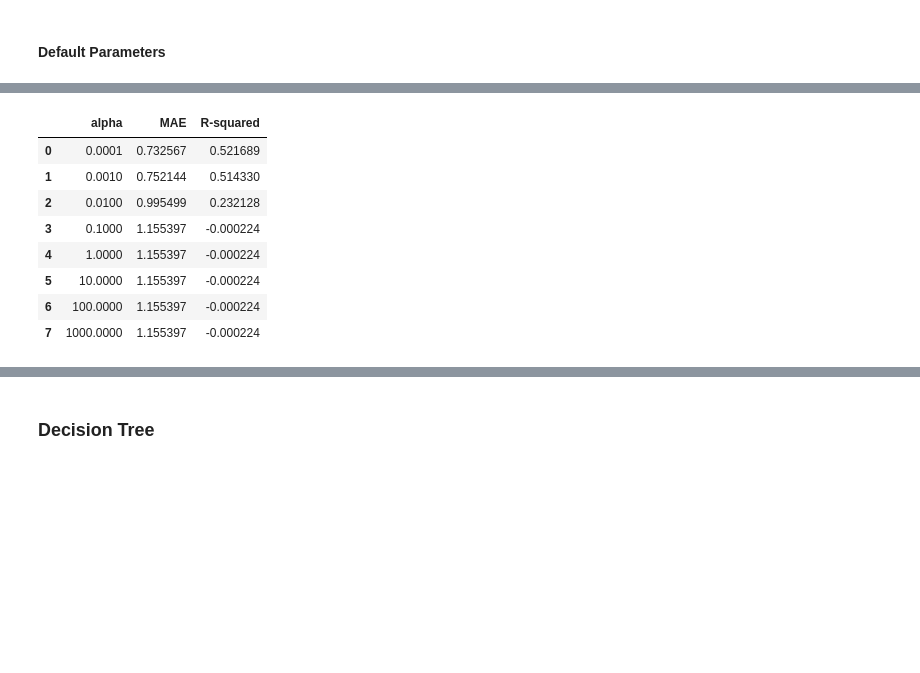
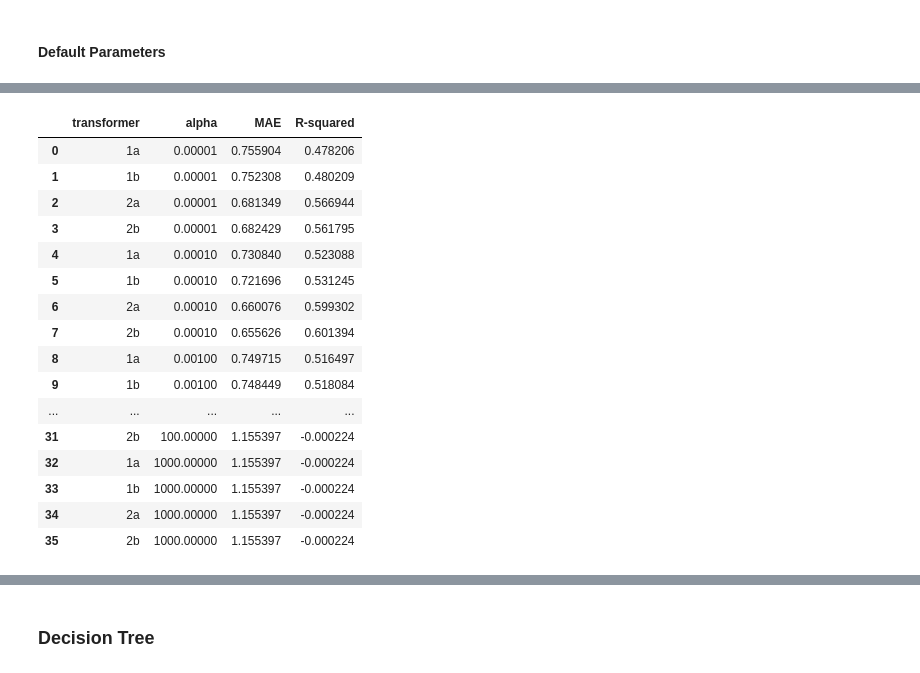
Before and after one commit to allistaircota/rate_my_restaurant, a Jupyter notebook: notebooks/3_Model_Setup_and_Evaluation.ipynb, the cells around one changed output, grey strips where cells are left out. Saved outputs shown, nothing was run; the diff lists cells and outputs as text; code cells hidden in the pictures; blank space fills up the shorter version.

```diff
--- a/notebooks/3_Model_Setup_and_Evaluation.ipynb
+++ b/notebooks/3_Model_Setup_and_Evaluation.ipynb
@@ -219,0 +300,2 @@ plt.show()
+# %%
+X.drop(['Nightlife', 'review_count'], axis=1, inplace=True)
@@ -777,0 +1045,3 @@ plot_fitted_values(fitted_values, y_test, 'L2 Regularization')
+# %%
+ridge_reg = grid_search.best_estimator_
+ridge_reg
@@ -777,0 +1245,15 @@ plot_fitted_values(fitted_values, y_test, 'L2 Regularization')
+# %%
+ridge_reg = grid_search.best_estimator_
+
+plot_GS_lin_reg(solver_grid, alpha_grid, grid_search)
+
+ridge_reg.fit(X_train_scaled_2b, y_train)
+fitted_values = bound_predict(ridge_reg.predict(X_train_scaled_2b))
+print(f'MAE on train set {custom_mae_scorer_func(y_train, fitted_values)}')
+print(f'R^2 on train set {custom_r2_scorer_func(y_train, fitted_values)}')
+plot_fitted_values(fitted_values, y_train, 'L2 Regularization - Train Set')
+
+fitted_values = bound_predict(ridge_reg.predict(X_test_scaled_2b))
+print(f'MAE on test set {custom_mae_scorer_func(y_test, fitted_values)}')
+print(f'R^2 on test set {custom_r2_scorer_func(y_test, fitted_values)}')
+plot_fitted_values(fitted_values, y_test, 'L2 Regularization - Test Set')
@@ -797,19 +1270,44 @@ plot_fitted_values(fitted_values, y_test, 'L2 Regularization')
 # %%
 %%time
 
-scores = pd.DataFrame(columns=['alpha', 'MAE', 'R-squared'])
+scores = pd.DataFrame(columns=['transformer', 'alpha', 'MAE', 'R-squared'])
 
-for power in range(-4, 4, 1):
+for power in range(-5, 4, 1):
     alpha = 10**power
     lasso_reg = Lasso(alpha=alpha)
 
 
-    cv_scores = cross_validate(lasso_reg, X_train_scaled, y_train, cv=5,
-                               scoring=scorer)
+    cv_scores_1a = cross_validate(lasso_reg, X_train_scaled_1a, y_train, cv=5,
+                               scoring=scorer, n_jobs=-1, verbose=1)
 
-    scores = scores.append({'alpha': alpha,
-                                    'MAE': np.mean(-cv_scores['test_custom_mae_scorer']),
-                                    'R-squared': np.mean(cv_scores['test_custom_r2_scorer'])}, ignore_index=True)
+    scores = scores.append({'transformer': '1a',
+                            'alpha': alpha,
+                            'MAE': np.mean(-cv_scores_1a['test_custom_mae_scorer']),
+                            'R-squared': np.mean(cv_scores_1a['test_custom_r2_scorer'])}, ignore_index=True)
+
+    cv_scores_1b = cross_validate(lasso_reg, X_train_scaled_1b, y_train, cv=5,
+                               scoring=scorer, n_jobs=-1, verbose=1)
+
+    scores = scores.append({'transformer': '1b',
+                            'alpha': alpha,
+                            'MAE': np.mean(-cv_scores_1b['test_custom_mae_scorer']),
+                            'R-squared': np.mean(cv_scores_1b['test_custom_r2_scorer'])}, ignore_index=True)
+
+    cv_scores_2a = cross_validate(lasso_reg, X_train_scaled_2a, y_train, cv=5,
+                               scoring=scorer, n_jobs=-1, verbose=1)
+
+    scores = scores.append({'transformer': '2a',
+                            'alpha': alpha,
+                            'MAE': np.mean(-cv_scores_2a['test_custom_mae_scorer']),
+                            'R-squared': np.mean(cv_scores_2a['test_custom_r2_scorer'])}, ignore_index=True)
+
+    cv_scores_2b = cross_validate(lasso_reg, X_train_scaled_2b, y_train, cv=5,
+                               scoring=scorer, n_jobs=-1, verbose=1)
+
+    scores = scores.append({'transformer': '2b',
+                            'alpha': alpha,
+                            'MAE': np.mean(-cv_scores_2b['test_custom_mae_scorer']),
+                            'R-squared': np.mean(cv_scores_2b['test_custom_r2_scorer'])}, ignore_index=True)
 
 
 scores
@@ -819,9 +1335,17 @@ Wall time: 48.2 s
-|  | alpha | MAE | R-squared |
-| 0 | 0.0001 | 0.732567 | 0.521689 |
-| 1 | 0.0010 | 0.752144 | 0.514330 |
-| 2 | 0.0100 | 0.995499 | 0.232128 |
-| 3 | 0.1000 | 1.155397 | -0.000224 |
-| 4 | 1.0000 | 1.155397 | -0.000224 |
-| 5 | 10.0000 | 1.155397 | -0.000224 |
-| 6 | 100.0000 | 1.155397 | -0.000224 |
-| 7 | 1000.0000 | 1.155397 | -0.000224 |
+|  | transformer | alpha | MAE | R-squared |
+| 0 | 1a | 0.00001 | 0.755904 | 0.478206 |
+| 1 | 1b | 0.00001 | 0.752308 | 0.480209 |
+| 2 | 2a | 0.00001 | 0.681349 | 0.566944 |
+| 3 | 2b | 0.00001 | 0.682429 | 0.561795 |
+| 4 | 1a | 0.00010 | 0.730840 | 0.523088 |
+| 5 | 1b | 0.00010 | 0.721696 | 0.531245 |
+| 6 | 2a | 0.00010 | 0.660076 | 0.599302 |
+| 7 | 2b | 0.00010 | 0.655626 | 0.601394 |
+| 8 | 1a | 0.00100 | 0.749715 | 0.516497 |
+| 9 | 1b | 0.00100 | 0.748449 | 0.518084 |
+| ... | ... | ... | ... | ... |
+| 31 | 2b | 100.00000 | 1.155397 | -0.000224 |
+| 32 | 1a | 1000.00000 | 1.155397 | -0.000224 |
+| 33 | 1b | 1000.00000 | 1.155397 | -0.000224 |
+| 34 | 2a | 1000.00000 | 1.155397 | -0.000224 |
+| 35 | 2b | 1000.00000 | 1.155397 | -0.000224 |
```
Also changed, not shown: parts of 163 cells of this notebook.
